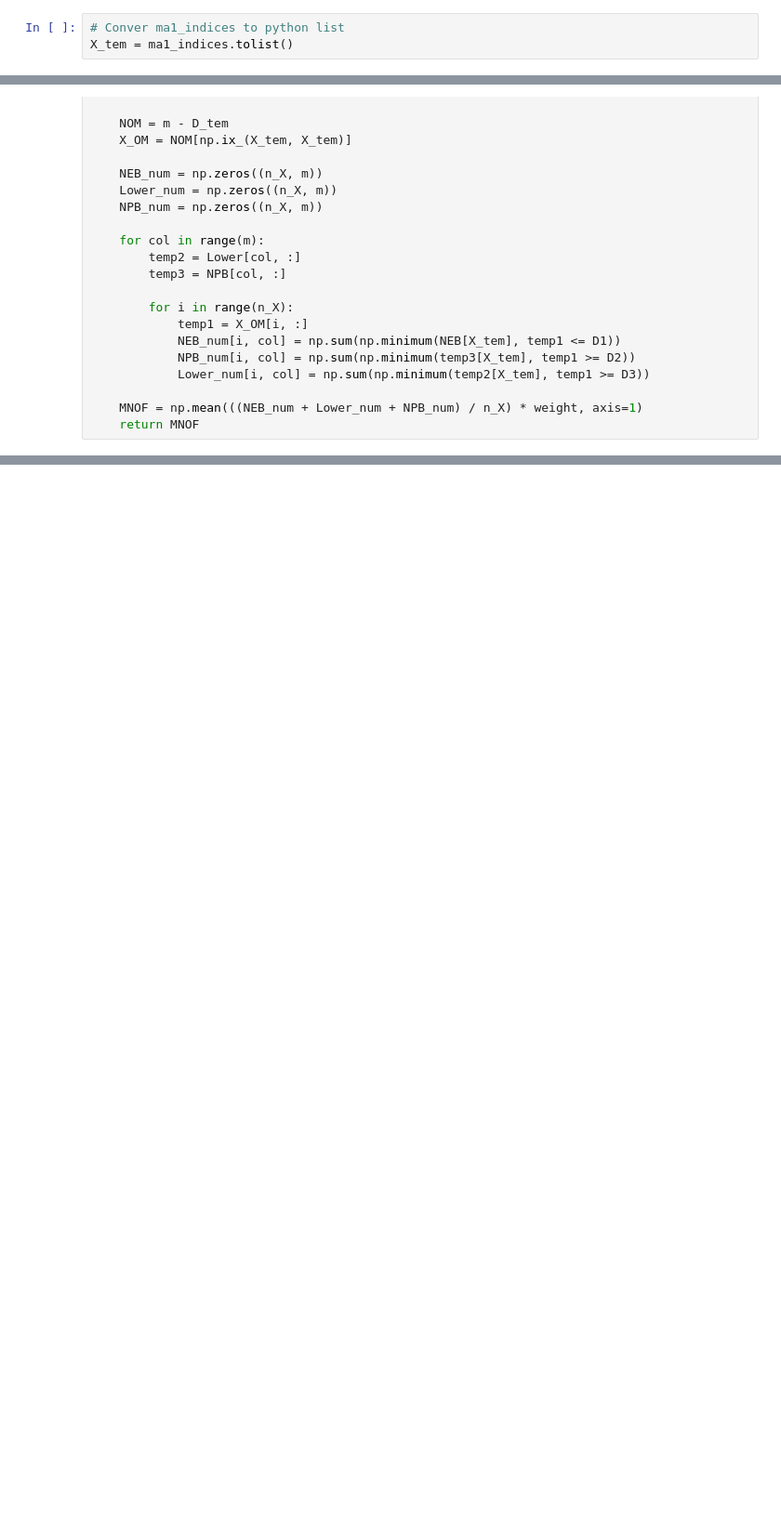
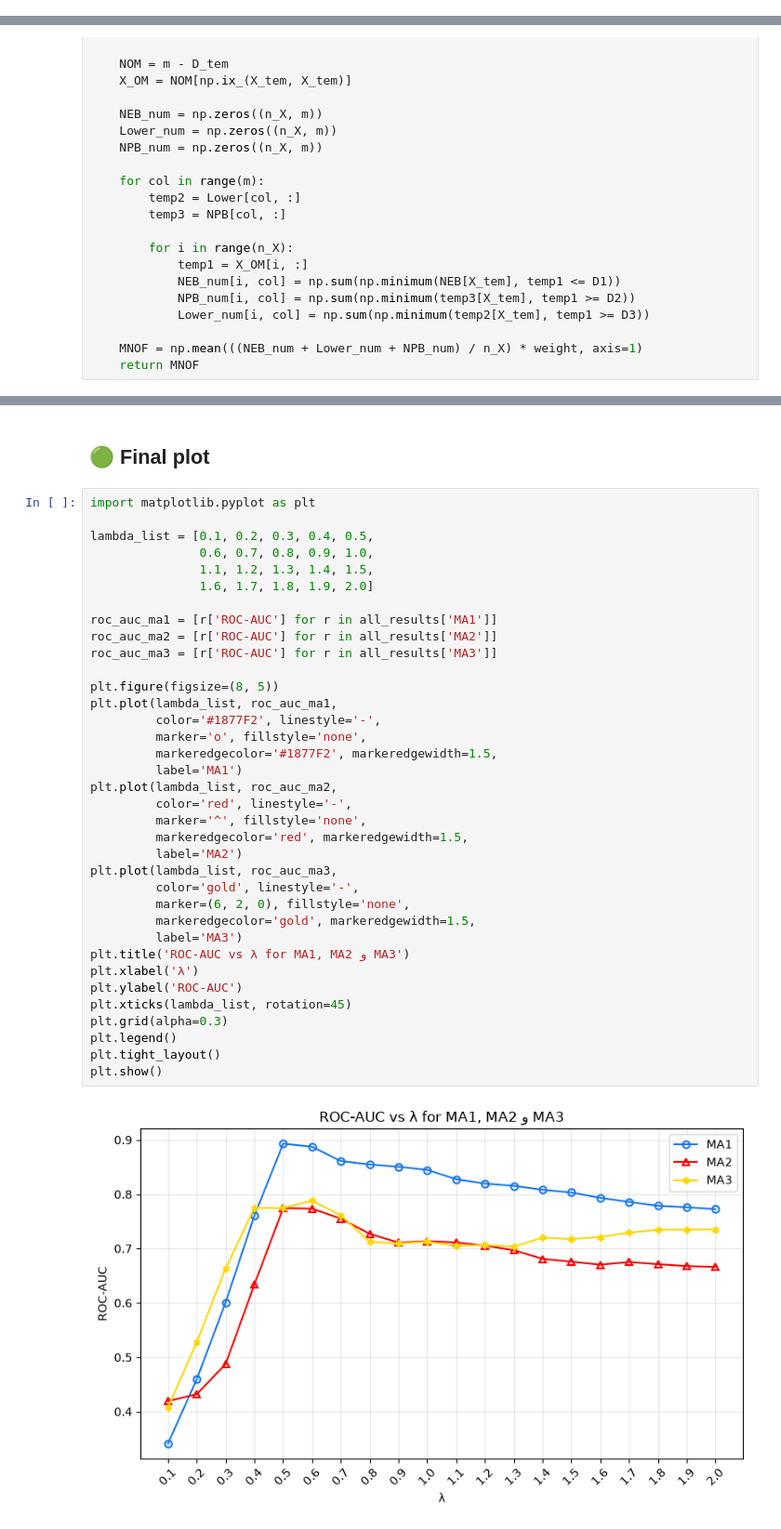
Before and after one commit to Mohammad1Ziar/3WNCROD-Thesis, a Jupyter notebook: 1. 3WNCROD/1. Perfect Implementation/MA1_2_3/WNCROD_Full_MA_2.ipynb, the cells around one changed output, grey strips where cells are left out. Shown at 93% size. Drawn from its saved outputs; the diff is of its cells as text; blank space fills up the shorter version.

```diff
--- a/1. 3WNCROD/1. Perfect Implementation/MA1_2_3/WNCROD_Full_MA_2.ipynb
+++ b/1. 3WNCROD/1. Perfect Implementation/MA1_2_3/WNCROD_Full_MA_2.ipynb
@@ -77,3 +17,0 @@ array([    0,     1,     2, ..., 11180, 11181, 11182])
-# %%
-# Conver ma1_indices to python list
-X_tem = ma1_indices.tolist()
@@ -855,0 +334,40 @@ plt.show()
+# %% [markdown]
+## 🟢 Final plot
+# %%
+import matplotlib.pyplot as plt
+
+lambda_list = [0.1, 0.2, 0.3, 0.4, 0.5,
+               0.6, 0.7, 0.8, 0.9, 1.0,
+               1.1, 1.2, 1.3, 1.4, 1.5,
+               1.6, 1.7, 1.8, 1.9, 2.0]
+
+roc_auc_ma1 = [r['ROC-AUC'] for r in all_results['MA1']]
+roc_auc_ma2 = [r['ROC-AUC'] for r in all_results['MA2']]
+roc_auc_ma3 = [r['ROC-AUC'] for r in all_results['MA3']]
+
+plt.figure(figsize=(8, 5))
+plt.plot(lambda_list, roc_auc_ma1,
+         color='#1877F2', linestyle='-',
+         marker='o', fillstyle='none',
+         markeredgecolor='#1877F2', markeredgewidth=1.5,
+         label='MA1')
+plt.plot(lambda_list, roc_auc_ma2,
+         color='red', linestyle='-',
+         marker='^', fillstyle='none',
+         markeredgecolor='red', markeredgewidth=1.5,
+         label='MA2')
+plt.plot(lambda_list, roc_auc_ma3,
+         color='gold', linestyle='-',
+         marker=(6, 2, 0), fillstyle='none',
+         markeredgecolor='gold', markeredgewidth=1.5,
+         label='MA3')
+plt.title('ROC-AUC vs λ for MA1, MA2 و MA3')
+plt.xlabel('λ')
+plt.ylabel('ROC-AUC')
+plt.xticks(lambda_list, rotation=45)
+plt.grid(alpha=0.3)
+plt.legend()
+plt.tight_layout()
+plt.show()
+# %% [output]
+[figure, added]
```
Also changed, not shown: parts of 75 cells of this notebook, 1 other file.
